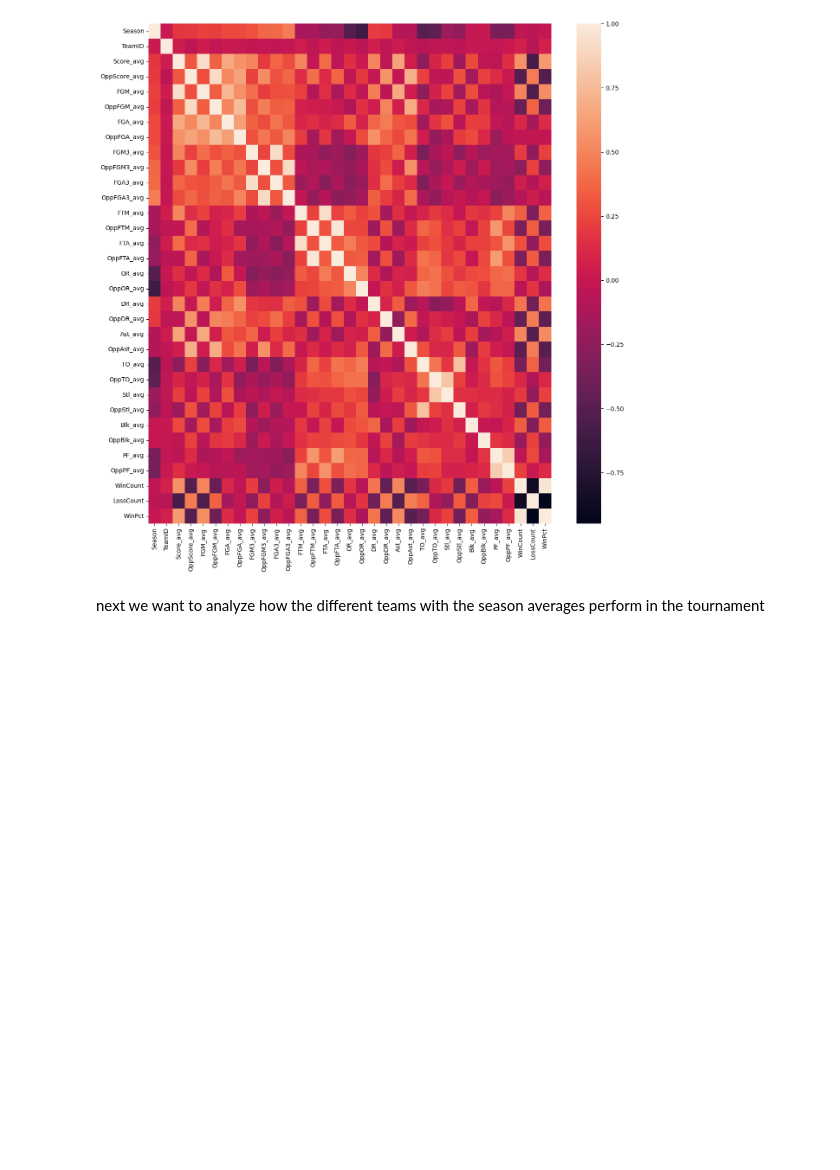
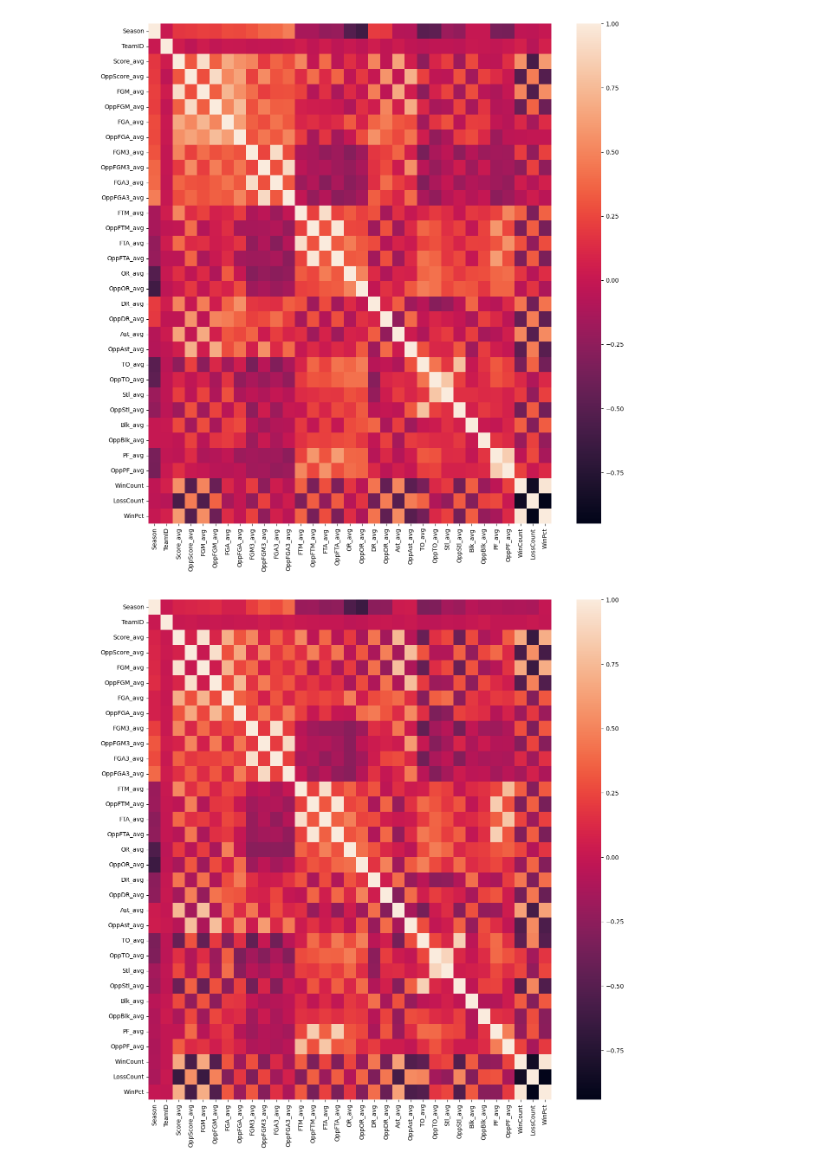
Before and after one commit to nhundo99/march_mania_24, a Jupyter notebook: season_average.ipynb, the cells around one changed output. Saved outputs shown, nothing was run; the diff lists cells and outputs as text; code cells hidden in the pictures; blank space fills up the shorter version.

```diff
--- a/season_average.ipynb
+++ b/season_average.ipynb
@@ -318,11 +339,19 @@ plt.show()
 # %%
 # make a df for each team with the season averages
-def season_avg_df(raw_df):
-    mID_list = mTeams['TeamID'].to_list()
+def season_avg_df(raw_df, category):
     results_dfs = []
     count = 0
-    for team in mID_list:
-        for season in range(2003,2025):
+    if category == 'm':
+        seasons = range(2003,2025)
+        TeamID_list = mTeams['TeamID'].to_list()
+    elif category == 'w':
+        seasons = range(2010,2025)
+        TeamID_list = wTeams['TeamID'].to_list()
+    else:
+        print('wrong category: choose m or w')
+        return
+    for team in TeamID_list:
+        for season in seasons:
             filtered_df = raw_df.filter((raw_df['Season'] == season) & ((raw_df['WTeamID'] == team) | (raw_df['LTeamID'] == team)))
 
 
@@ -415,8 +444,6 @@ def season_avg_df(raw_df):
     # After concatenating the dataframes, reset the index
     final_result = pl.concat(results_dfs)
 
-    print('final result df: ', final_result)
-
 
     return final_result
 # %%
@@ -442,0 +467,3 @@ final result df:  shape: (7_617, 33)
+# %%
+wSeason_averages = season_avg_df(wRegSeasonResults, 'w')
+wSeason_averages
@@ -446,5 +488,9 @@ sns.heatmap(season_averages.select(season_averages.columns).to_pandas().corr())
 plt.show()
 # %% [output]
 [figure]
-# %% [markdown]
-next we want to analyze how the different teams with the season averages perform in the tournament
+# %%
+fig = plt.figure(figsize=(15,15))
+sns.heatmap(wSeason_averages.select(wSeason_averages.columns).to_pandas().corr())
+plt.show()
+# %% [output]
+[figure, added]
```
Also changed, not shown: parts of 5 cells of this notebook.
